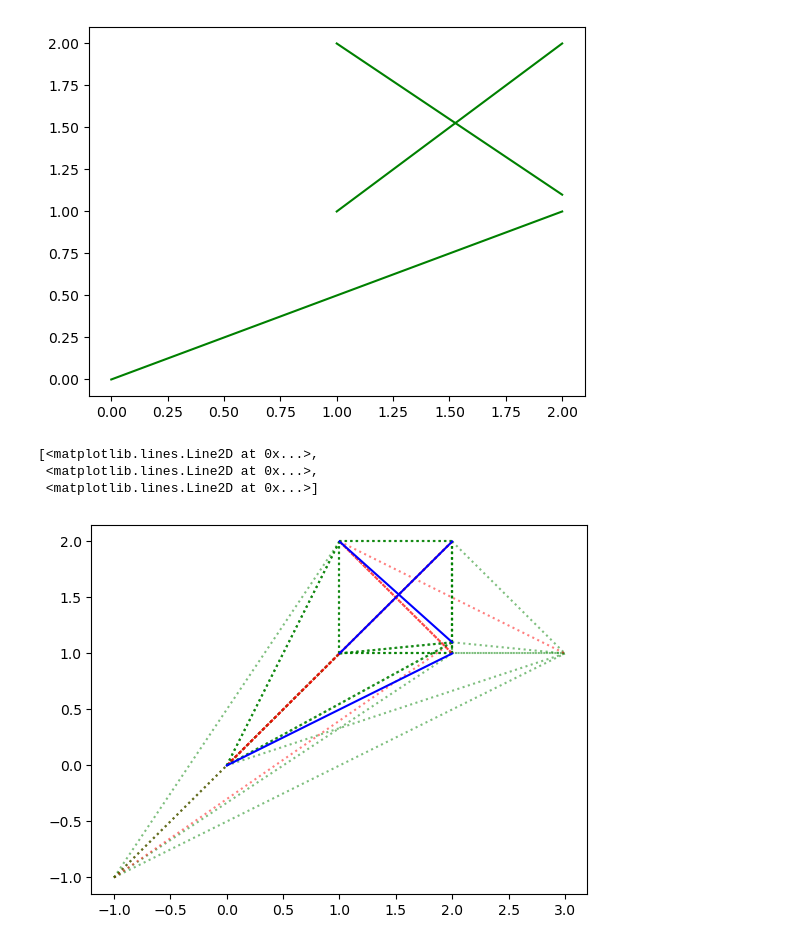
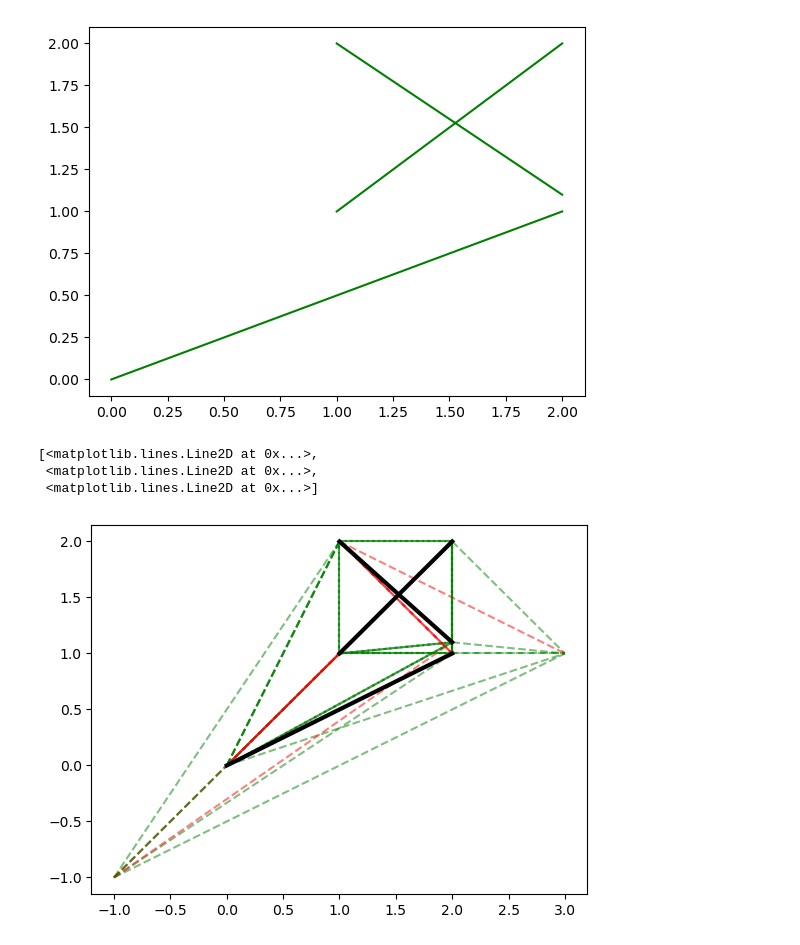
Before and after one commit to Deumek/camino-mas-corto-por-obstaculos, a Jupyter notebook: Caminos.ipynb, the cells around one changed output. Drawn from its saved outputs; the diff is of its cells as text; code cells hidden in the pictures.

```diff
--- a/Caminos.ipynb
+++ b/Caminos.ipynb
@@ -60,33 +54,35 @@ plt.plot(*changeLineFormat(obstacles, (), 'g', 'r'))
 # %%
 startPos = (-1, -1)
 endPos = (3, 1)
 
 def getAllPosibleConections(startPos, endPos, obstacles):
     lines = [(startPos, endPos)]
     for obstacle in obstacles:
         lines.append((startPos, obstacle[0]))
         lines.append((startPos, obstacle[1]))
         lines.append((obstacle[0], endPos))
         lines.append((obstacle[1], endPos))
 
     for i in range(len(obstacles)):
         for j in range(len(obstacles)):
             if i != j:
                 lines.append((obstacles[i][0], obstacles[j][0]))
                 lines.append((obstacles[i][0], obstacles[j][1]))
                 lines.append((obstacles[i][1], obstacles[j][0]))
                 lines.append((obstacles[i][1], obstacles[j][1]))
                 lines.append((obstacles[j][0], obstacles[i][0]))
                 lines.append((obstacles[j][0], obstacles[i][1]))
                 lines.append((obstacles[j][1], obstacles[i][0]))
                 lines.append((obstacles[j][1], obstacles[i][1]))
 
     return lines
 
-plt.plot(*changeLineFormat(getAllPosibleConections(startPos, endPos, obstacles), obstacles, 'g', 'r'), linestyle='dotted', alpha=0.5)
-plt.plot(*changeLineFormat(obstacles, (), 'b', 'b'))
+possibleLines = getAllPosibleConections(startPos, endPos, obstacles)
+
+plt.plot(*changeLineFormat(possibleLines, obstacles, 'g', 'r'), linestyle='--', alpha=0.5)
+plt.plot(*changeLineFormat(obstacles, (), '#000000', '#000000'), linewidth=3)
 # %% [output]
 [<matplotlib.lines.Line2D at 0x...>,
  <matplotlib.lines.Line2D at 0x...>,
  <matplotlib.lines.Line2D at 0x...>]
-[figure, old version]
+[figure, new version]
```
Also changed, not shown: parts of 8 cells of this notebook.
